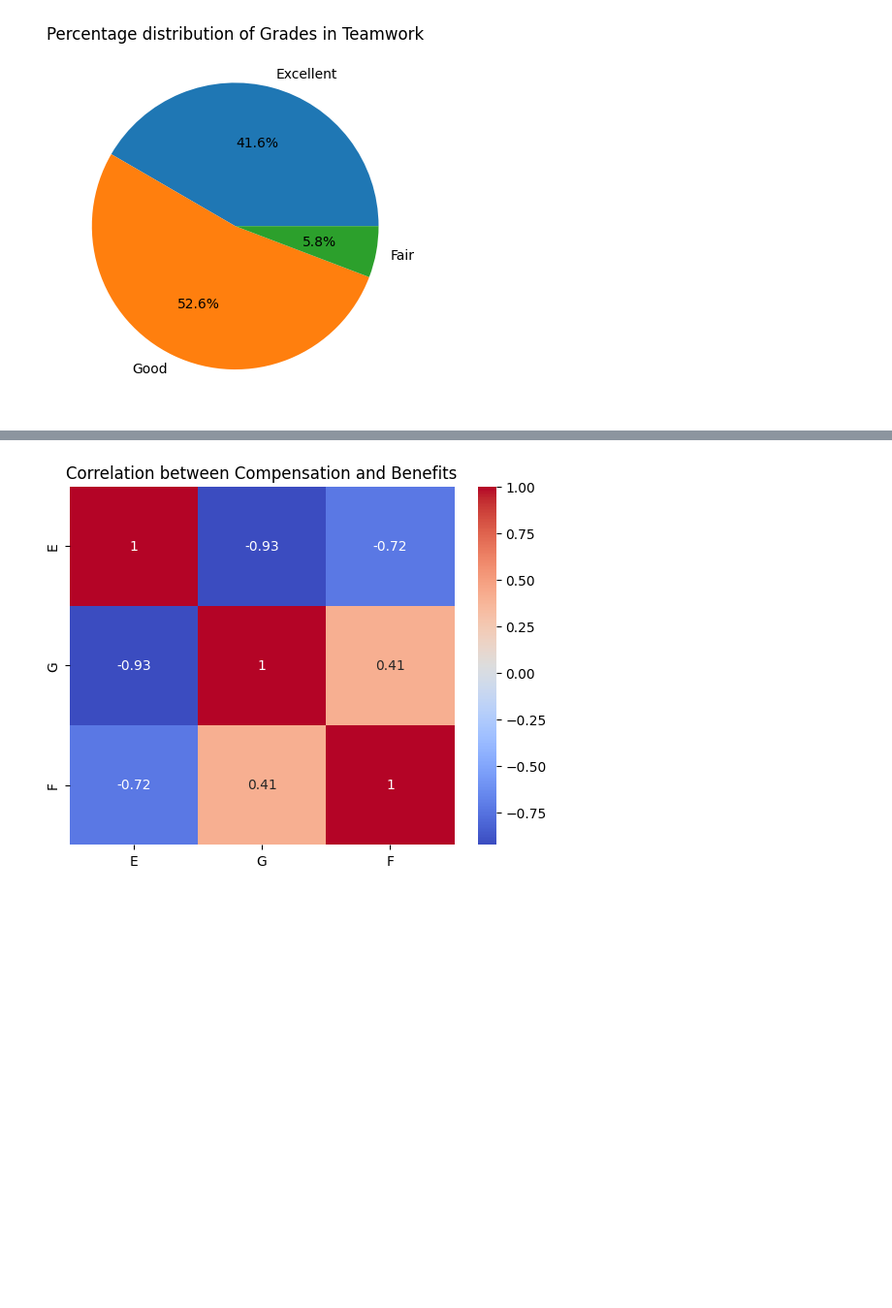
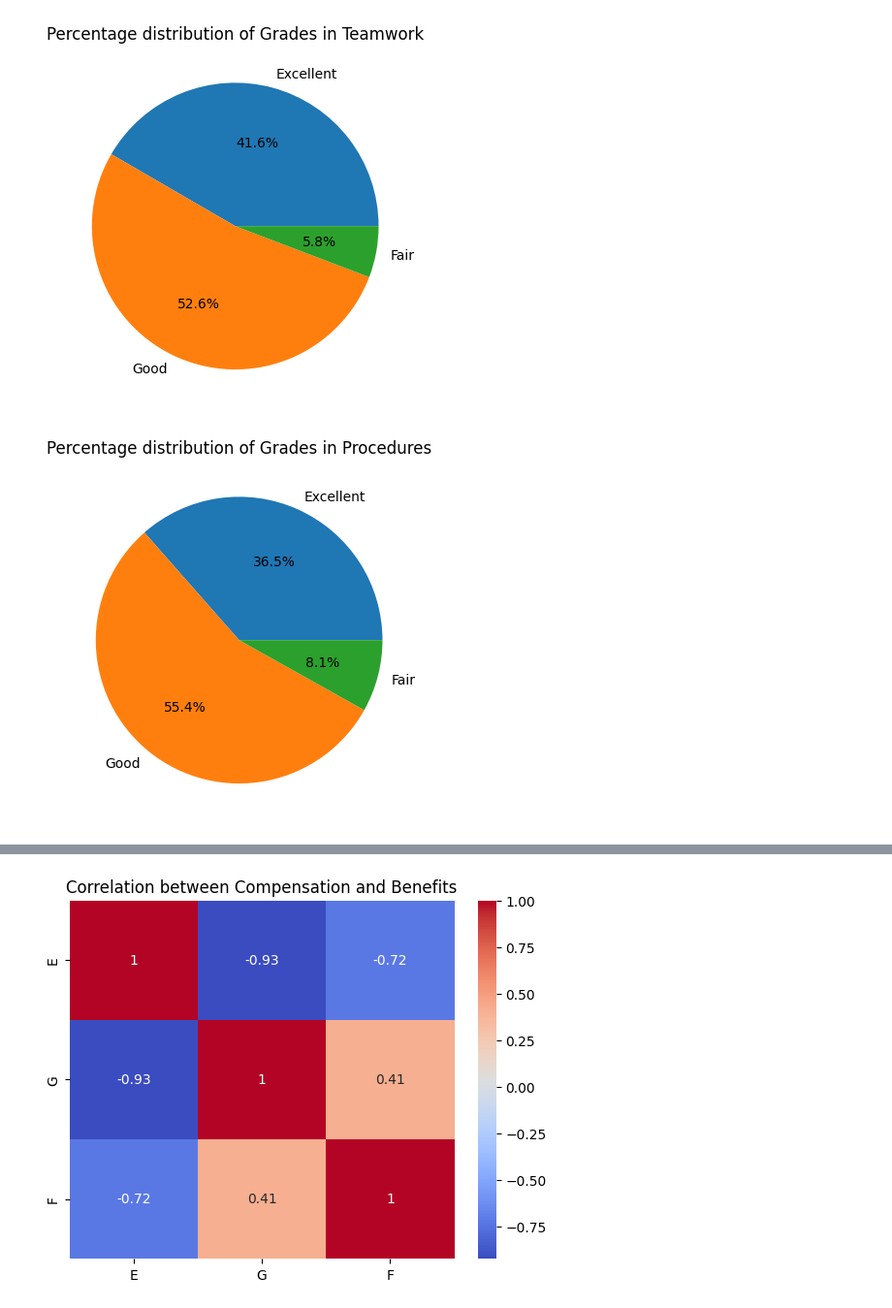
Before and after one commit to GuptajiRocks/data-science-sem4, a Jupyter notebook: Lectures/feb9-self/one.ipynb, the cells around one changed output, grey strips where cells are left out. Shown: that part at 97% size. Saved outputs shown, nothing was run; the diff lists cells and outputs as text; code cells hidden in the pictures; blank space fills up the shorter version.

```diff
--- a/Lectures/feb9-self/one.ipynb
+++ b/Lectures/feb9-self/one.ipynb
@@ -130,3 +131,14 @@ plt.title("Percentage distribution of Grades in Teamwork")
 plt.show()
 # %% [output]
 [figure]
+# %%
+proc_e_mean = df_Procedures["E"].mean()
+proc_g_mean = df_Procedures["G"].mean()
+proc_f_mean = df_Procedures["F"].mean()
+l = [proc_e_mean, proc_g_mean, proc_f_mean]
+
+plt.pie(l, autopct="%1.1f%%", labels=["Excellent", "Good", "Fair"])
+plt.title("Percentage distribution of Grades in Procedures")
+plt.show()
+# %% [output]
+[figure, added]
```
Also changed, not shown: parts of 2 cells of this notebook.
